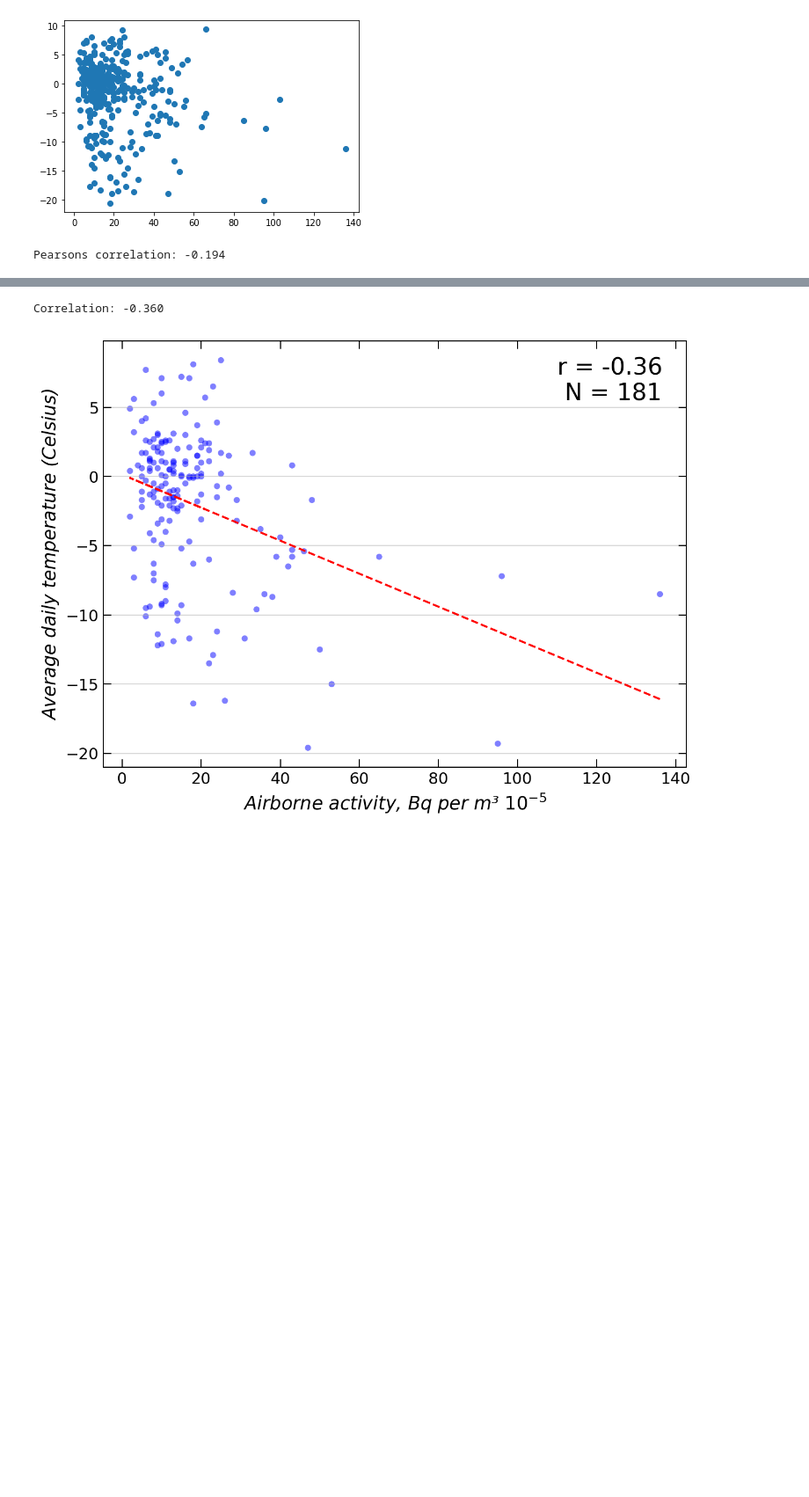
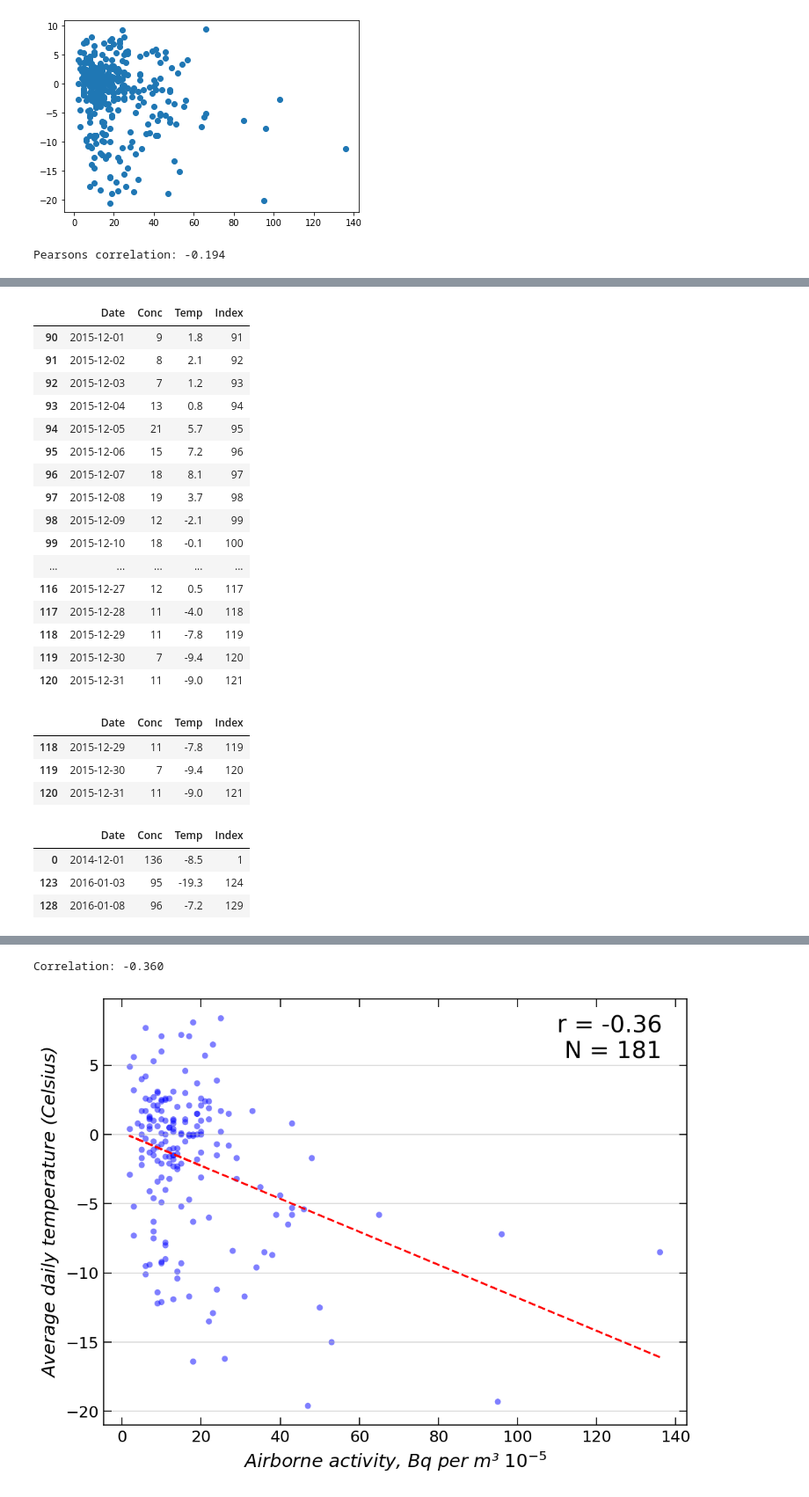
Before and after one commit to ADv0rnik/Data-analysis-for-JER, a Jupyter notebook: Activity'n'climate.ipynb, the cells around one changed output, grey strips where cells are left out. Shown: that part at 88% size. Cells and saved outputs as stored; diff of their text form; code cells hidden in the pictures; blank space fills up the shorter version.

```diff
--- a/Activity'n'climate.ipynb
+++ b/Activity'n'climate.ipynb
@@ -104,0 +143,35 @@ oy = df1['Temp']
+# %%
+mask = (df1['Date'] >= '2015-12-1') & (df1['Date'] <= '2015-12-31')
+df1.loc[mask]
+# %% [output]
+|  | Date | Conc | Temp | Index |
+| 90 | 2015-12-01 | 9 | 1.8 | 91 |
+| 91 | 2015-12-02 | 8 | 2.1 | 92 |
+| 92 | 2015-12-03 | 7 | 1.2 | 93 |
+| 93 | 2015-12-04 | 13 | 0.8 | 94 |
+| 94 | 2015-12-05 | 21 | 5.7 | 95 |
+| 95 | 2015-12-06 | 15 | 7.2 | 96 |
+| 96 | 2015-12-07 | 18 | 8.1 | 97 |
+| 97 | 2015-12-08 | 19 | 3.7 | 98 |
+| 98 | 2015-12-09 | 12 | -2.1 | 99 |
+| 99 | 2015-12-10 | 18 | -0.1 | 100 |
+| ... | ... | ... | ... | ... |
+| 116 | 2015-12-27 | 12 | 0.5 | 117 |
+| 117 | 2015-12-28 | 11 | -4.0 | 118 |
+| 118 | 2015-12-29 | 11 | -7.8 | 119 |
+| 119 | 2015-12-30 | 7 | -9.4 | 120 |
+| 120 | 2015-12-31 | 11 | -9.0 | 121 |
+# %%
+df1.loc[118:120]
+# %% [output]
+|  | Date | Conc | Temp | Index |
+| 118 | 2015-12-29 | 11 | -7.8 | 119 |
+| 119 | 2015-12-30 | 7 | -9.4 | 120 |
+| 120 | 2015-12-31 | 11 | -9.0 | 121 |
+# %%
+df1.query('Conc > 80')
+# %% [output]
+|  | Date | Conc | Temp | Index |
+| 0 | 2014-12-01 | 136 | -8.5 | 1 |
+| 123 | 2016-01-03 | 95 | -19.3 | 124 |
+| 128 | 2016-01-08 | 96 | -7.2 | 129 |
```
Also changed, not shown: parts of 13 cells of this notebook.
